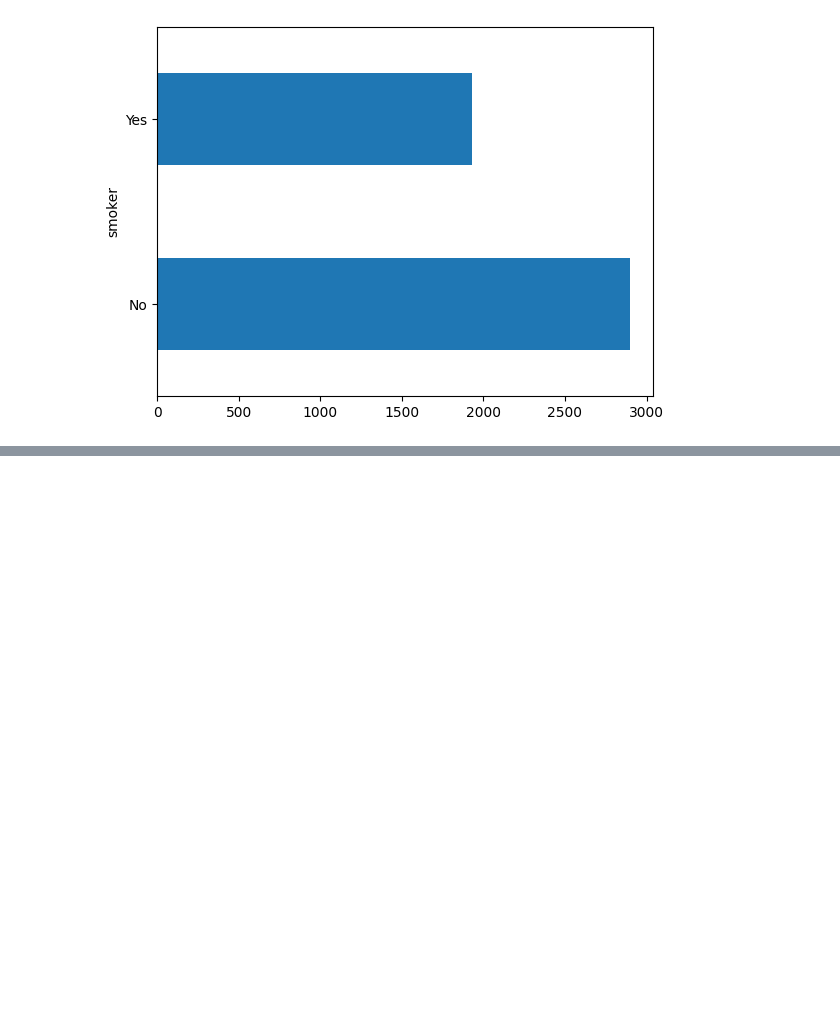
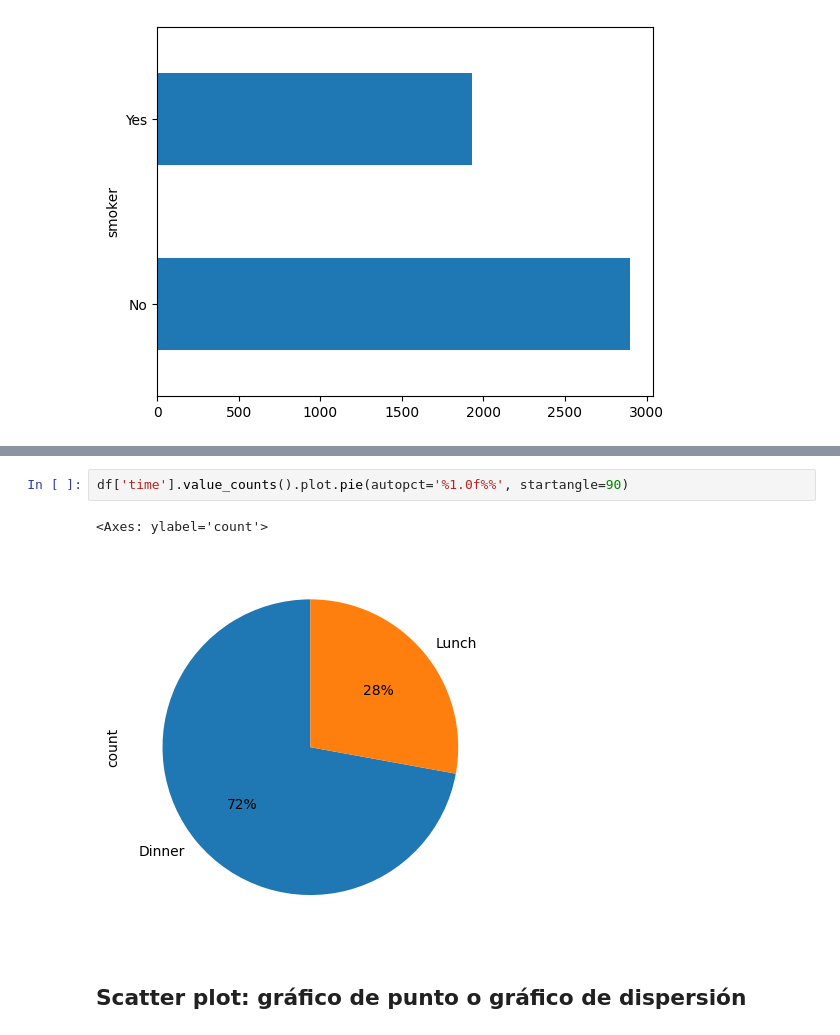
Before and after one commit to certidevs/curso-2025-07-visualizacion, a Jupyter notebook: clase.ipynb, the cells around one changed output, grey strips where cells are left out. Drawn from its saved outputs; the diff is of its cells as text; blank space fills up the shorter version.

```diff
--- a/clase.ipynb
+++ b/clase.ipynb
@@ -119,0 +134,7 @@ df.groupby('smoker')['total_bill'].sum()\
+# %%
+df['time'].value_counts().plot.pie(autopct='%1.0f%%', startangle=90)
+# %% [output]
+<Axes: ylabel='count'>
+[figure, added]
+# %% [markdown]
+## Scatter plot: gráfico de punto o gráfico de dispersión
```
Also changed, not shown: parts of 10 cells of this notebook, 1 other file.
